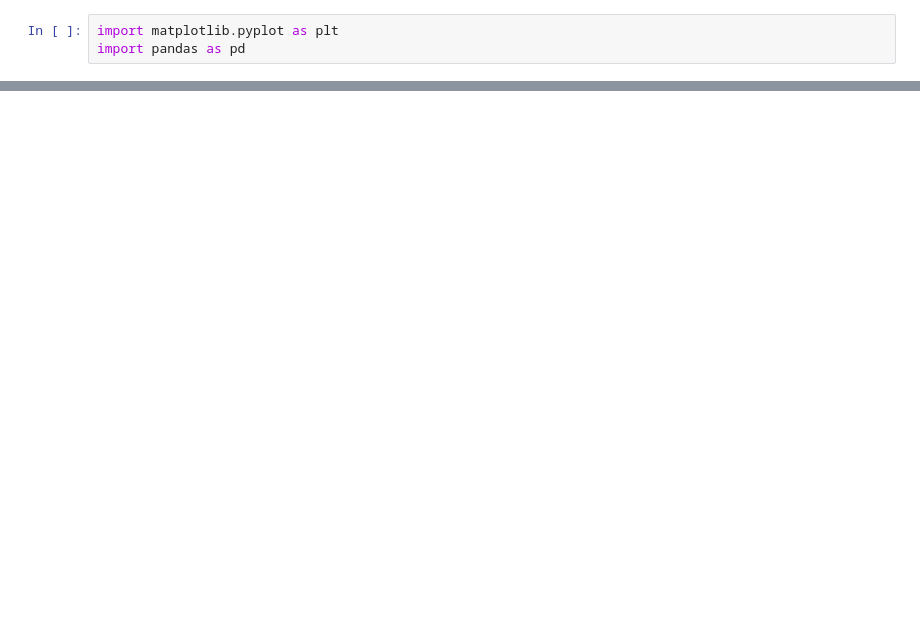
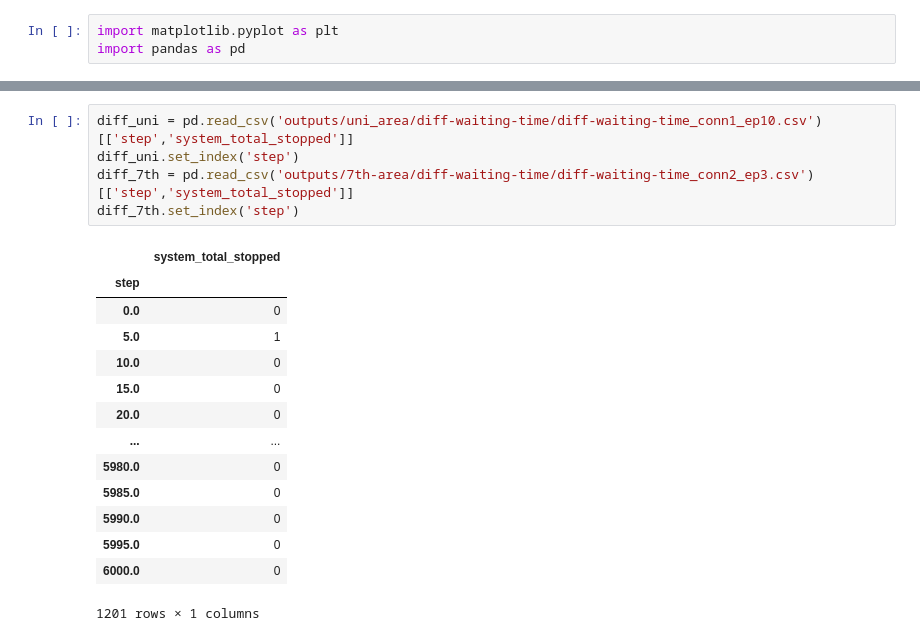
Before and after one commit to abdullah-shwaiky/amman-atsc-gp, a Jupyter notebook: dev.ipynb, the cells around one changed output, grey strips where cells are left out. Saved outputs shown, nothing was run; the diff lists cells and outputs as text; blank space fills up the shorter version.

```diff
--- a/dev.ipynb
+++ b/dev.ipynb
@@ -27,0 +44,20 @@ plt.plot(joint_uni['step'],joint_uni['system_total_stopped'])
+# %%
+diff_uni = pd.read_csv('outputs/uni_area/diff-waiting-time/diff-waiting-time_conn1_ep10.csv')[['step','system_total_stopped']]
+diff_uni.set_index('step')
+diff_7th = pd.read_csv('outputs/7th-area/diff-waiting-time/diff-waiting-time_conn2_ep3.csv')[['step','system_total_stopped']]
+diff_7th.set_index('step')
+# %% [output]
+|  | system_total_stopped |
+| step |  |
+| 0.0 | 0 |
+| 5.0 | 1 |
+| 10.0 | 0 |
+| 15.0 | 0 |
+| 20.0 | 0 |
+| ... | ... |
+| 5980.0 | 0 |
+| 5985.0 | 0 |
+| 5990.0 | 0 |
+| 5995.0 | 0 |
+| 6000.0 | 0 |
+1201 rows × 1 columns
```
Also changed, not shown: parts of 8 cells of this notebook, 40 other files.
